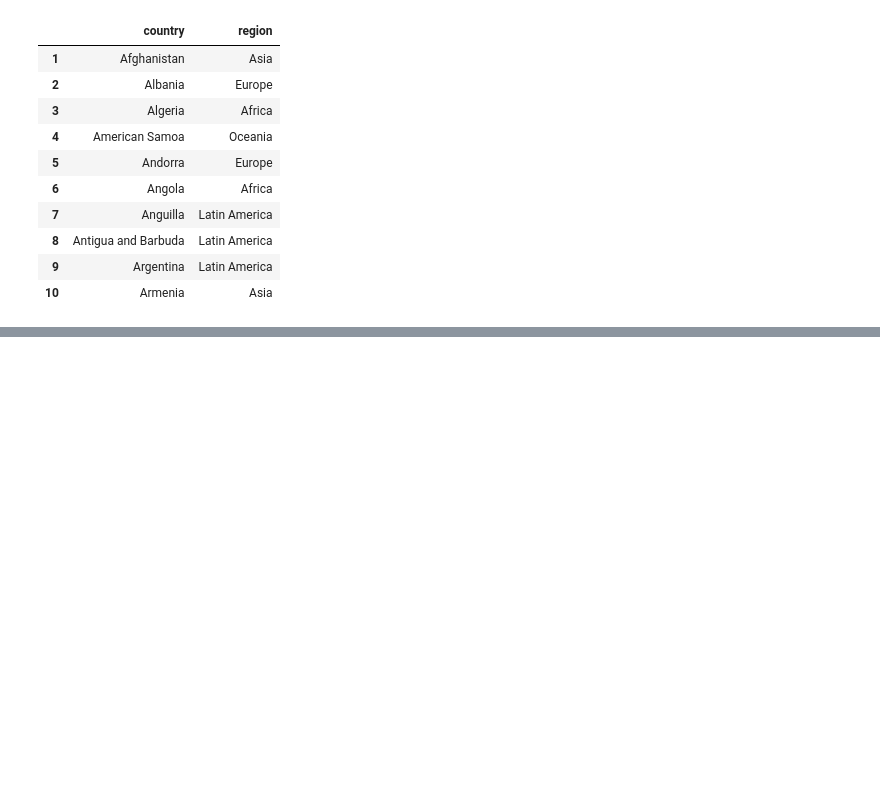
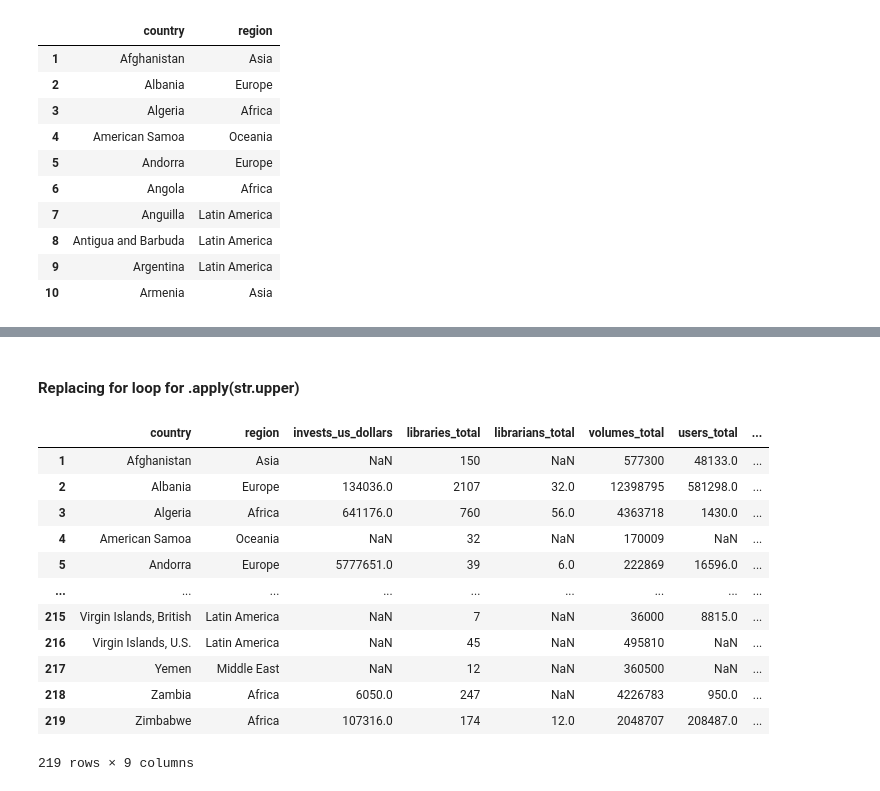
Before and after one commit to GabrielReisR/python_scripts, a Jupyter notebook: pandas_basics.ipynb, the cells around one changed output, grey strips where cells are left out. Saved outputs shown, nothing was run; the diff lists cells and outputs as text; code cells hidden in the pictures; blank space fills up the shorter version.

```diff
--- a/pandas_basics.ipynb
+++ b/pandas_basics.ipynb
@@ -287,0 +437,23 @@ libraries.iloc[indexes, [0,1]]
+# %% [markdown]
+#### Replacing for loop for .apply(str.upper)
+# %%
+# The for loop was creating various series and then adding
+# them to the df. Now, we'll create a one-liner for the same code above.
+
+libraries['REGION'] = libraries['region'].apply(str.upper)
+
+libraries
+# %% [output]
+|  | country | region | invests_us_dollars | libraries_total | librarians_total | volumes_total | users_total | ... |
+| 1 | Afghanistan | Asia | NaN | 150 | NaN | 577300 | 48133.0 | ... |
+| 2 | Albania | Europe | 134036.0 | 2107 | 32.0 | 12398795 | 581298.0 | ... |
+| 3 | Algeria | Africa | 641176.0 | 760 | 56.0 | 4363718 | 1430.0 | ... |
+| 4 | American Samoa | Oceania | NaN | 32 | NaN | 170009 | NaN | ... |
+| 5 | Andorra | Europe | 5777651.0 | 39 | 6.0 | 222869 | 16596.0 | ... |
+| ... | ... | ... | ... | ... | ... | ... | ... | ... |
+| 215 | Virgin Islands, British | Latin America | NaN | 7 | NaN | 36000 | 8815.0 | ... |
+| 216 | Virgin Islands, U.S. | Latin America | NaN | 45 | NaN | 495810 | NaN | ... |
+| 217 | Yemen | Middle East | NaN | 12 | NaN | 360500 | NaN | ... |
+| 218 | Zambia | Africa | 6050.0 | 247 | NaN | 4226783 | 950.0 | ... |
+| 219 | Zimbabwe | Africa | 107316.0 | 174 | 12.0 | 2048707 | 208487.0 | ... |
+219 rows × 9 columns
```
Also changed, not shown: parts of 9 cells of this notebook, 2 other files.
